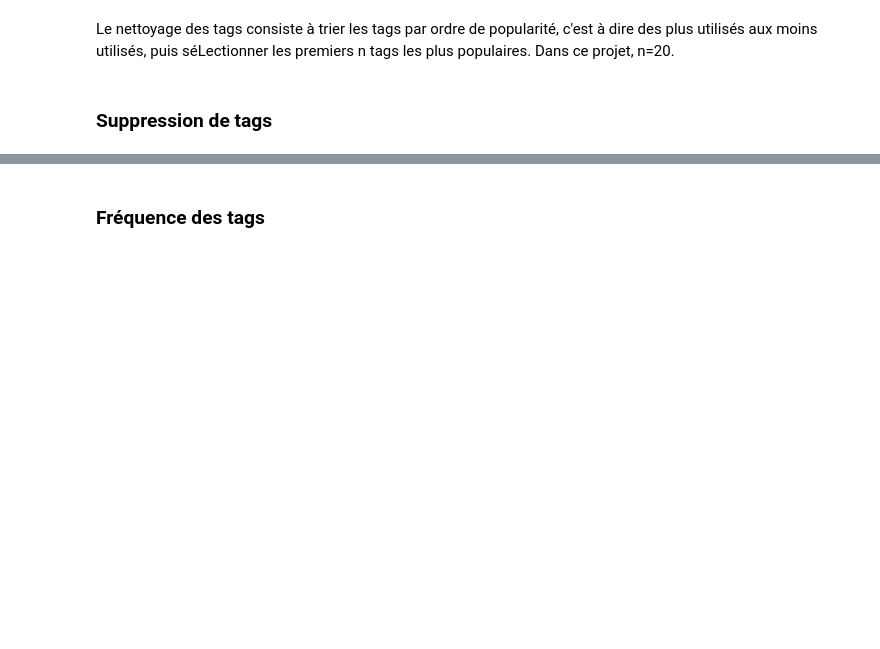
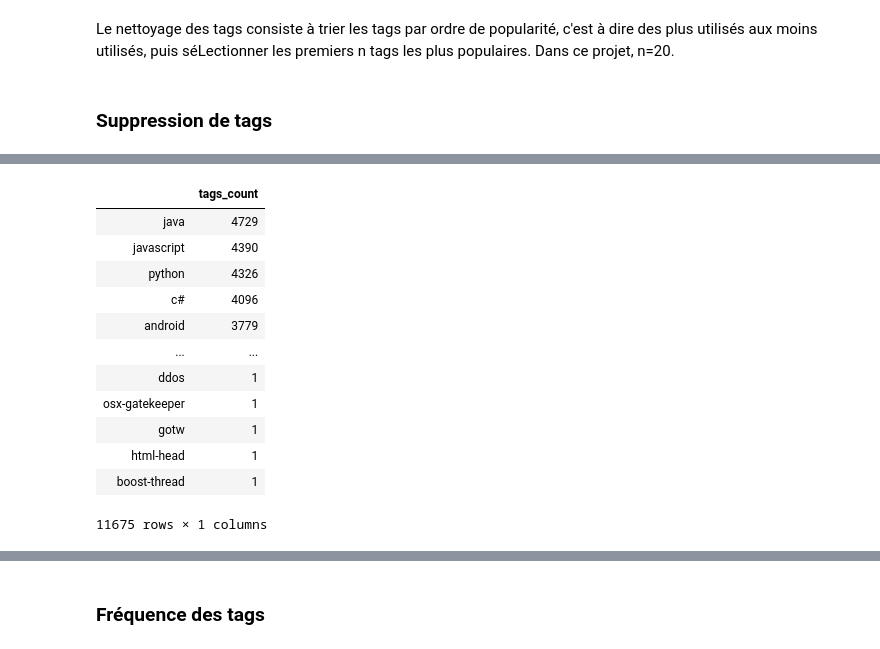
Before and after one commit to maudch96/Projet5, a Jupyter notebook: Projet5.ipynb, the cells around one changed output, grey strips where cells are left out. Drawn from its saved outputs; the diff is of its cells as text; code cells hidden in the pictures; blank space fills up the shorter version.

Commit message:
Verification dataframe

```diff
--- a/Projet5.ipynb
+++ b/Projet5.ipynb
@@ -160,0 +174,16 @@ filtered_df.shape
+# %%
+tags_count_df
+# %% [output]
+|  | tags_count |
+| java | 4729 |
+| javascript | 4390 |
+| python | 4326 |
+| c# | 4096 |
+| android | 3779 |
+| ... | ... |
+| ddos | 1 |
+| osx-gatekeeper | 1 |
+| gotw | 1 |
+| html-head | 1 |
+| boost-thread | 1 |
+11675 rows × 1 columns
```
Also changed, not shown: parts of 22 cells of this notebook.
